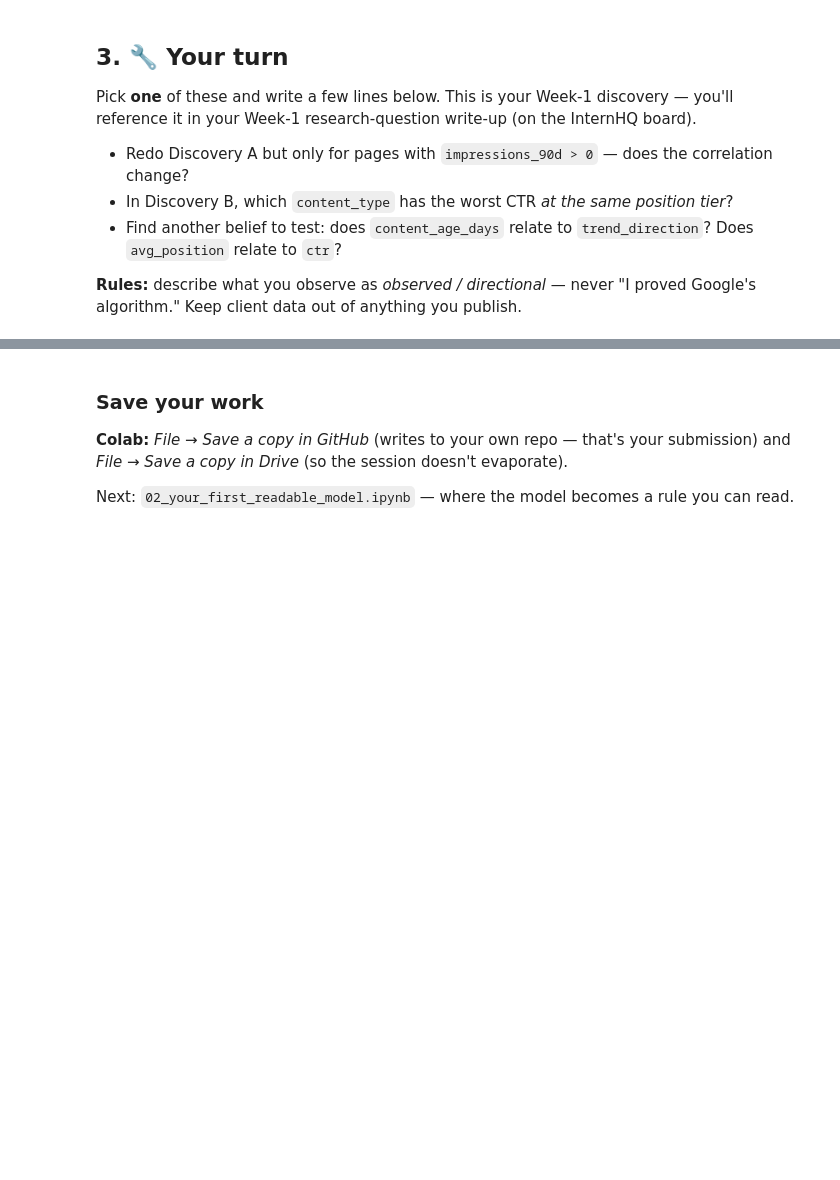
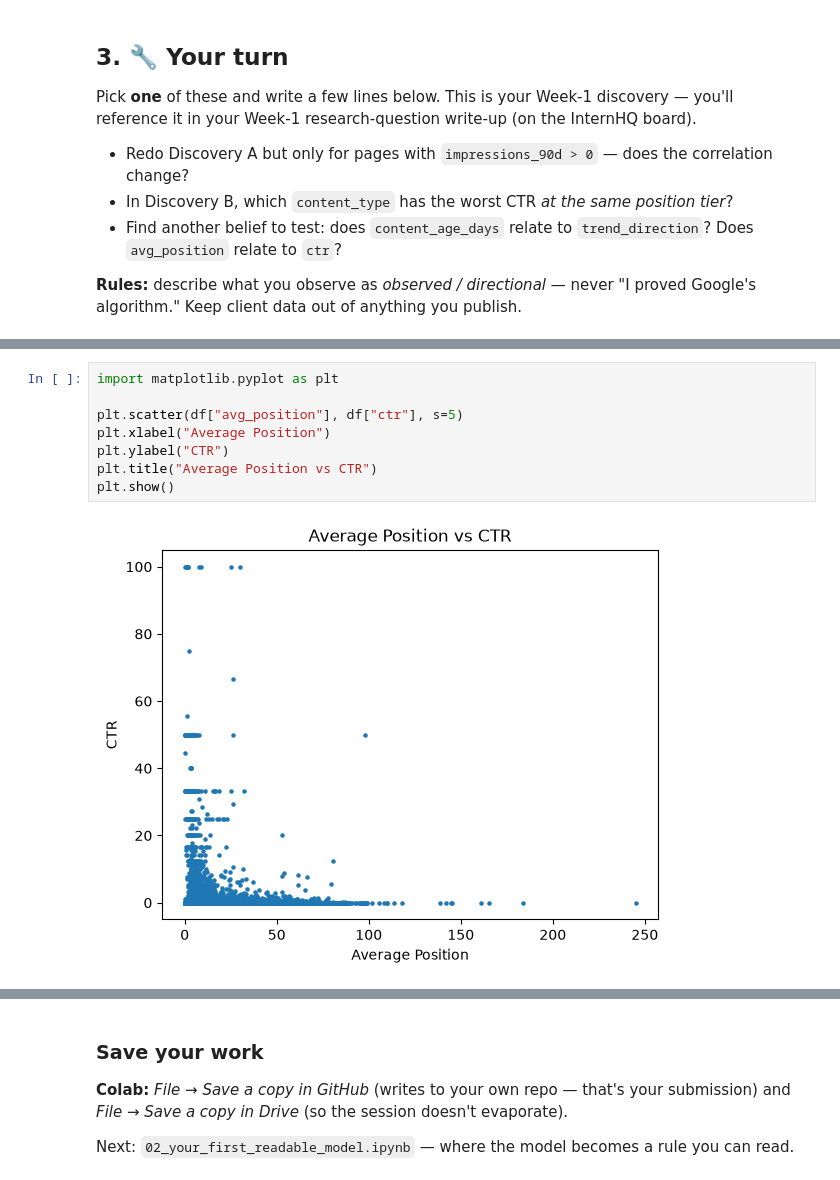
Before and after one commit to samiyashahzad/applied-search-ml, a Jupyter notebook: notebooks/01_first_look_and_discovery.ipynb, the cells around one changed output, grey strips where cells are left out. Drawn from its saved outputs; the diff is of its cells as text; blank space fills up the shorter version.

```diff
--- a/notebooks/01_first_look_and_discovery.ipynb
+++ b/notebooks/01_first_look_and_discovery.ipynb
@@ -152,3 +176,13 @@ Pick **one** of these and write a few lines below. This is your Week-1 discovery
+# %%
+import matplotlib.pyplot as plt
+
+plt.scatter(df["avg_position"], df["ctr"], s=5)
+plt.xlabel("Average Position")
+plt.ylabel("CTR")
+plt.title("Average Position vs CTR")
+plt.show()
+# %% [output]
+[figure, added]
 # %%
 import pandas as pd
 
```
Also changed, not shown: parts of 5 cells of this notebook.
